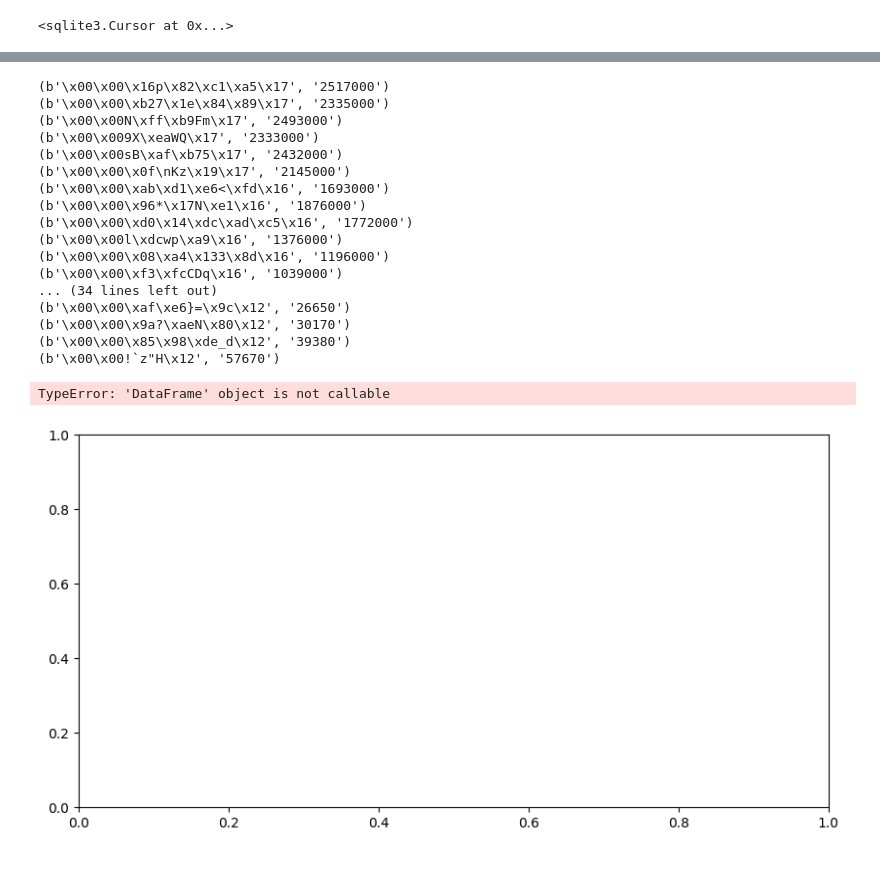
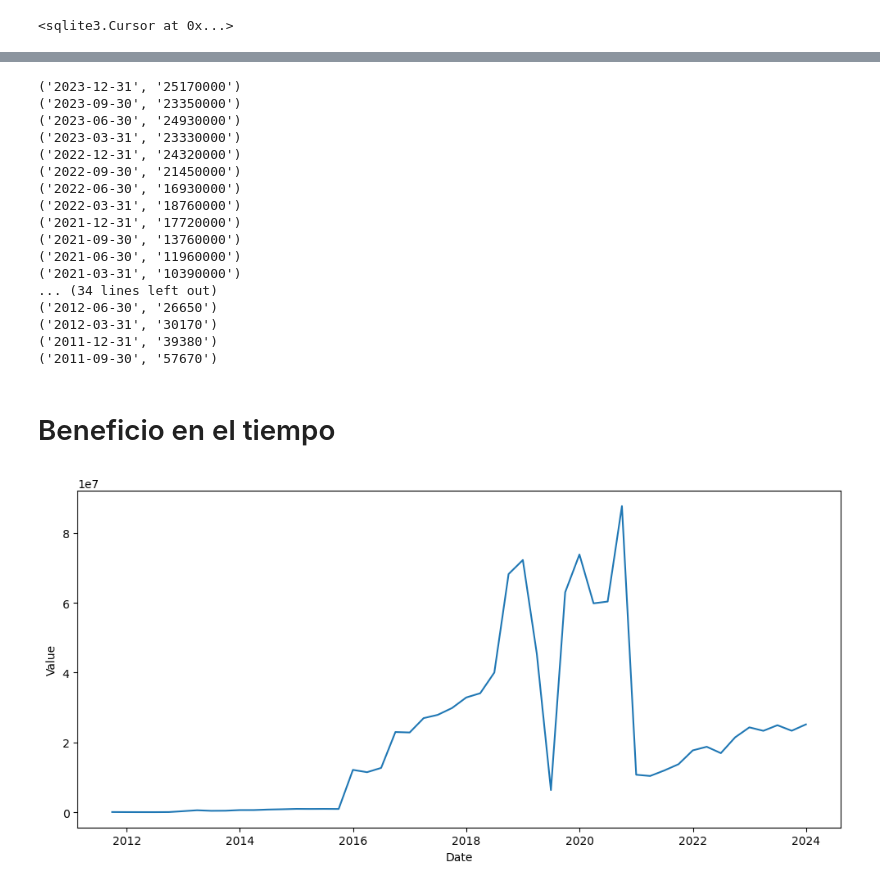
Before and after one commit to jatv93/web-scraping-project-tutorial, a Jupyter notebook: src/explore.ipynb, the cells around one changed output, grey strips where cells are left out. Cells and saved outputs as stored; diff of their text form; code cells hidden in the pictures.

```diff
--- a/src/explore.ipynb
+++ b/src/explore.ipynb
@@ -96,7 +96,12 @@ for row in tables[table_index].tbody.find_all("tr"):
     col = row.find_all("td")
     if (col != []):
         Date = col[0].text
-        Value = col[1].text.replace(" ", "").strip().replace(".", "").replace("B", "000").replace("M", "0")
+        if len(col[1].text.split(".")[0]) == 1:
+            Value = col[1].text.replace(" ", "").strip().replace(".", "").replace("B", "000").replace("M", "0")
+        else:
+            Value = col[1].text.replace(" ", "").strip().replace(".", "").replace("B", "0000").replace("M", "0")
+
+        #Value = col[1].text.replace(" ", "").strip().replace(".", "").replace("B", "000").replace("M", "0")
         tesla_revenue_1 = pd.concat([tesla_revenue_1, pd.DataFrame({
             "Date": Date,
             "Value": Value
@@ -133,7 +138,11 @@ for row in tables[table_index].tbody.find_all("tr"):
     col = row.find_all("td")
     if (col != []):
         Date = col[0].text
-        Value = col[1].text.replace(" ", "").strip().replace(".", "").replace("B", "000").replace("M", "0")
+        if len(col[1].text.split(".")[0]) == 1:
+            Value = col[1].text.replace(" ", "").strip().replace(".", "").replace("B", "000").replace("M", "0")
+        else:
+            Value = col[1].text.replace(" ", "").strip().replace(".", "").replace("B", "0000").replace("M", "0")
+        # Value = col[1].text.replace(" ", "").strip().replace(".", "").replace("B", "000").replace("M", "0")
         tesla_revenue_2 = pd.concat([tesla_revenue_2, pd.DataFrame({
             "Date": Date,
             "Value": Value
@@ -206,6 +215,8 @@ df.head(60)
 | 47 | 2012-03-31 | 30170 |
 | 48 | 2011-12-31 | 39380 |
 | 49 | 2011-09-30 | 57670 |
+# %%
+df['Date'] = pd.to_datetime(df['Date']).dt.date
 # %%
 import sqlite3
 
@@ -234,37 +245,37 @@ connection.commit()
 for row in cursor.execute("SELECT * FROM revenue"):
     print(row)
 # %% [output]
-(b'\x00\x00\x16p\x82\xc1\xa5\x17', '2517000')
-(b'\x00\x00\xb27\x1e\x84\x89\x17', '2335000')
-(b'\x00\x00N\xff\xb9Fm\x17', '2493000')
-(b'\x00\x009X\xeaWQ\x17', '2333000')
-(b'\x00\x00sB\xaf\xb75\x17', '2432000')
-(b'\x00\x00\x0f\nKz\x19\x17', '2145000')
-(b'\x00\x00\xab\xd1\xe6<\xfd\x16', '1693000')
-(b'\x00\x00\x96*\x17N\xe1\x16', '1876000')
-(b'\x00\x00\xd0\x14\xdc\xad\xc5\x16', '1772000')
-(b'\x00\x00l\xdcwp\xa9\x16', '1376000')
-(b'\x00\x00\x08\xa4\x133\x8d\x16', '1196000')
-(b'\x00\x00\xf3\xfcCDq\x16', '1039000')
+('2023-12-31', '25170000')
+('2023-09-30', '23350000')
+('2023-06-30', '24930000')
+('2023-03-31', '23330000')
+('2022-12-31', '24320000')
+('2022-09-30', '21450000')
+('2022-06-30', '16930000')
+('2022-03-31', '18760000')
+('2021-12-31', '17720000')
+('2021-09-30', '13760000')
+('2021-06-30', '11960000')
+('2021-03-31', '10390000')
 ... (34 lines left out)
-(b'\x00\x00\xaf\xe6}=\x9c\x12', '26650')
-(b'\x00\x00\x9a?\xaeN\x80\x12', '30170')
-(b'\x00\x00\x85\x98\xde_d\x12', '39380')
-(b'\x00\x00!`z"H\x12', '57670')
+('2012-06-30', '26650')
+('2012-03-31', '30170')
+('2011-12-31', '39380')
+('2011-09-30', '57670')
+# %% [markdown]
+# Beneficio en el tiempo
 # %%
 import matplotlib.pyplot as plt
 import seaborn as sns
 
 fig, axis = plt.subplots(figsize = (10, 5))
 
-tesla_revenue["Date"] = pd.to_datetime(tesla_revenue["Date"])
-tesla_revenue_yearly = tesla_revenue(tesla_revenue["Date"].dt.year)
-
-sns.barplot(data = tesla_revenue_yearly[tesla_revenue_yearly["Date"] < 2023], x = "Date", y = "Value")
+df["Date"] = pd.to_datetime(df["Date"])
+df["Value"] = df["Value"].astype('int')
+sns.lineplot(data = df, x = "Date", y = "Value")
 
 plt.tight_layout()
 
 plt.show()
 # %% [output]
-TypeError: 'DataFrame' object is not callable
-[figure, old version]
+[figure, new version]
```
Also changed, not shown: parts of 9 cells of this notebook, 1 other file.
